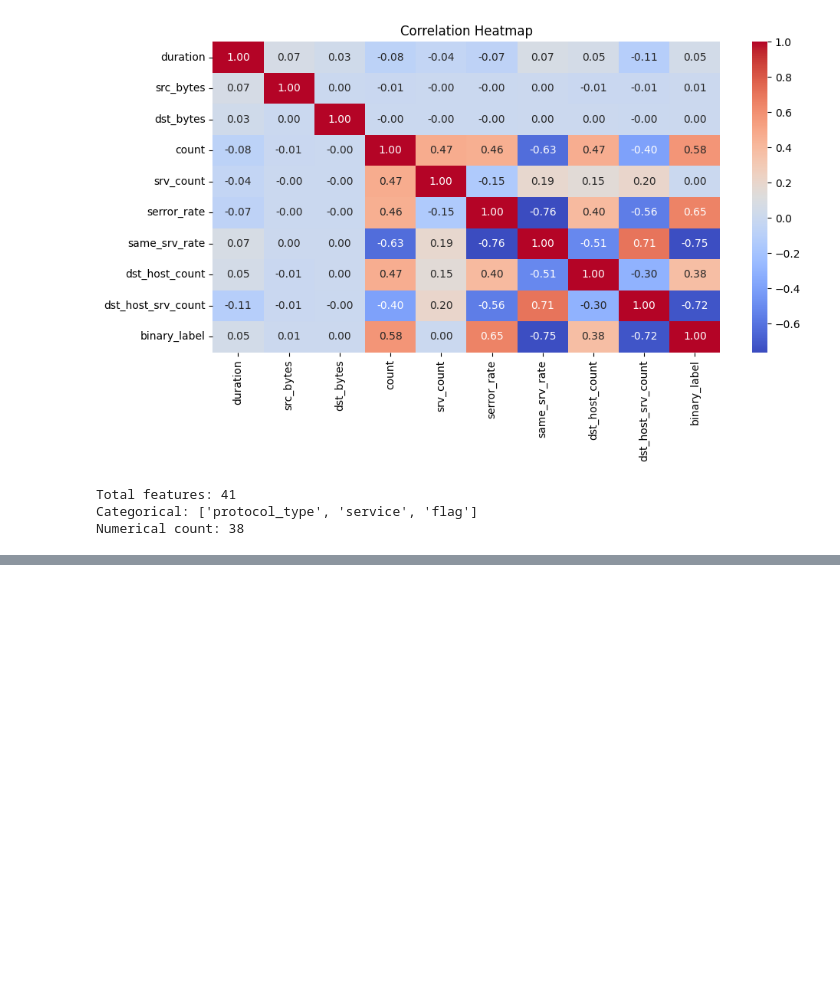
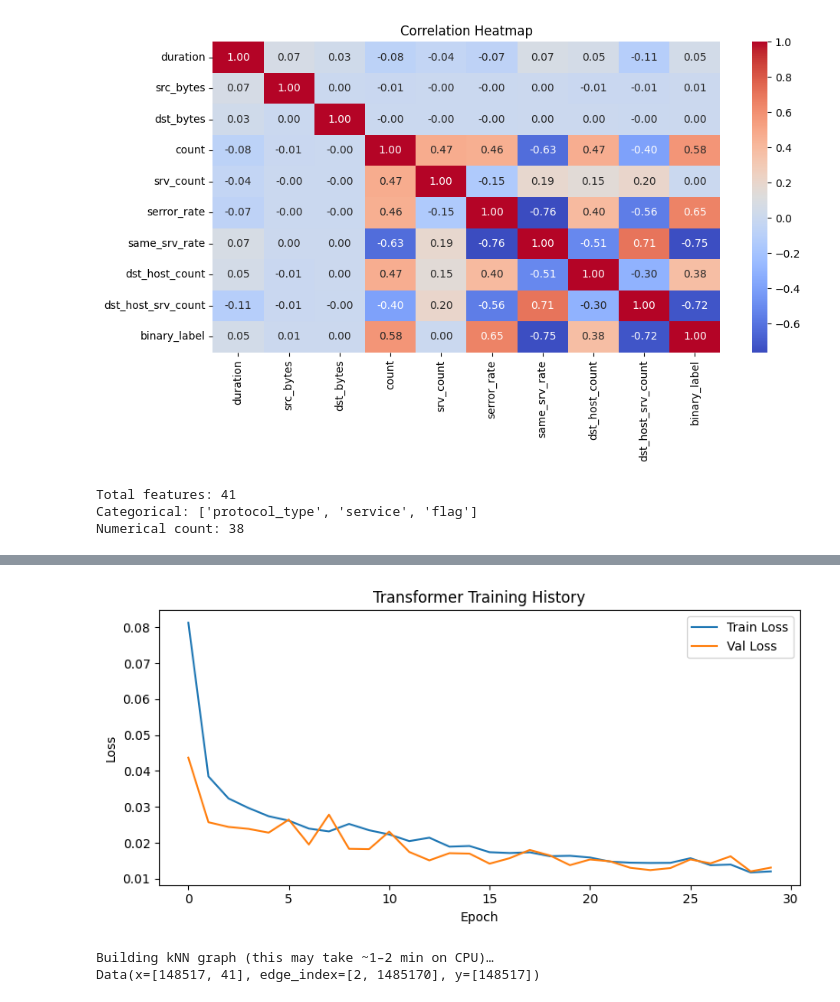
Before and after one commit to Mad03633/NetGuard, a Jupyter notebook: notebook/main.ipynb, the cells around one changed output, grey strips where cells are left out. Drawn from its saved outputs; the diff is of its cells as text; code cells hidden in the pictures; blank space fills up the shorter version.

Commit message:
add: code with all trainings

```diff
--- a/notebook/main.ipynb
+++ b/notebook/main.ipynb
@@ -204,0 +515,22 @@ Numerical count: 38
+# %%
+# Train or load Transformer
+transformer_model_path   = "../results/models/transformer_model.pth"
+transformer_history_path = "../results/metrics/transformer_history.pkl"
+
+transformer_model = FTTransformerClassifier(input_dim=X_tr.shape[1]).to(device)
+
+if os.path.exists(transformer_model_path):
+    transformer_model.load_state_dict(
+        torch.load(transformer_model_path, map_location=device)
+    )
+    print("Loaded saved Transformer model.")
+    transformer_history = (joblib.load(transformer_history_path)
+                           if os.path.exists(transformer_history_path) else None)
+else:
+    transformer_history = train_torch_binary_model(
+        transformer_model, train_loader, val_loader,
+        epochs=30, lr=1e-3, patience=5
+    )
+    torch.save(transformer_model.state_dict(), transformer_model_path)
+    joblib.dump(transformer_history, transformer_history_path)
+    print("Trained and saved Transformer model.")
@@ -204,0 +580,43 @@ Numerical count: 38
+# %%
+# Plot Transformer training history
+if transformer_history is not None:
+    plt.figure(figsize=(8,4))
+    plt.plot(transformer_history["train_loss"], label="Train Loss")
+    plt.plot(transformer_history["val_loss"], label="Val Loss")
+    plt.title("Transformer Training History")
+    plt.xlabel("Epoch")
+    plt.ylabel("Loss")
+    plt.legend()
+    plt.tight_layout()
+    plt.savefig("../results/figures/transformer_training_history.png")
+    plt.show()
+# %% [output]
+[figure, added]
+# %%
+from sklearn.neighbors import kneighbors_graph
+from torch_geometric.data import Data
+
+
+# # Build graph for GNN
+X_graph_all = np.vstack([X_train_np, X_test_np])
+y_graph_all = np.concatenate([y_train, y_test])
+
+n_train_nodes = len(X_train_np)
+n_test_nodes  = len(X_test_np)
+
+print("Building kNN graph (this may take ~1–2 min on CPU)…")
+adj_sparse = kneighbors_graph(
+    X_graph_all, n_neighbors=10,
+    mode="connectivity", include_self=False
+)
+edge_index = np.array(adj_sparse.nonzero())
+
+x_tensor = torch.tensor(X_graph_all, dtype=torch.float32)
+y_tensor = torch.tensor(y_graph_all, dtype=torch.long)
+edge_index_tensor = torch.tensor(edge_index,  dtype=torch.long)
+
+graph_data = Data(x=x_tensor, edge_index=edge_index_tensor, y=y_tensor)
+print(graph_data)
+# %% [output]
+Building kNN graph (this may take ~1–2 min on CPU)…
+Data(x=[148517, 41], edge_index=[2, 1485170], y=[148517])
```
Also changed, not shown: parts of 29 cells of this notebook.
